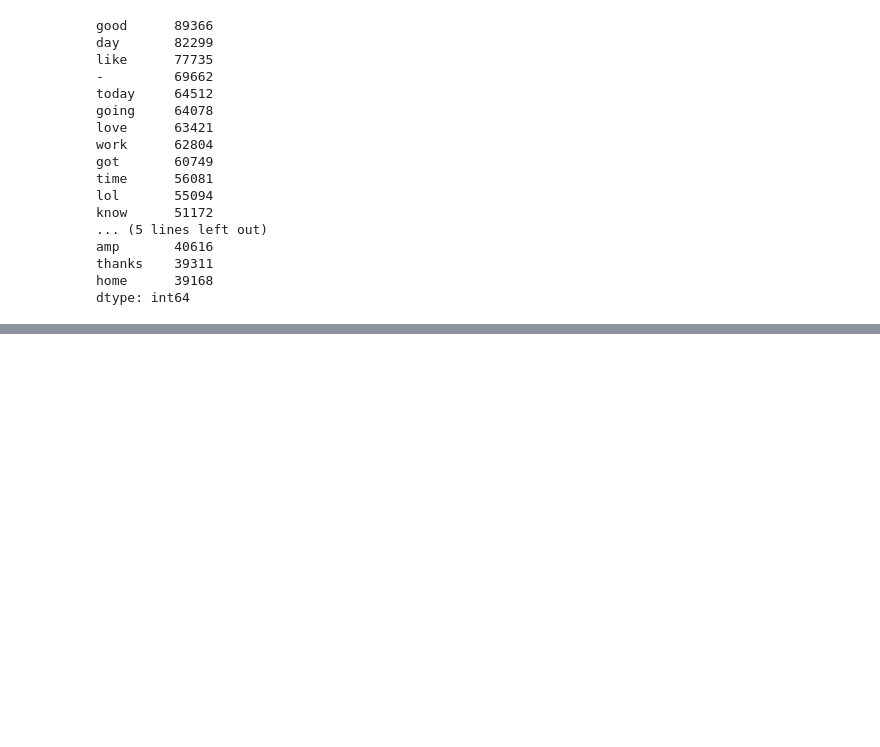
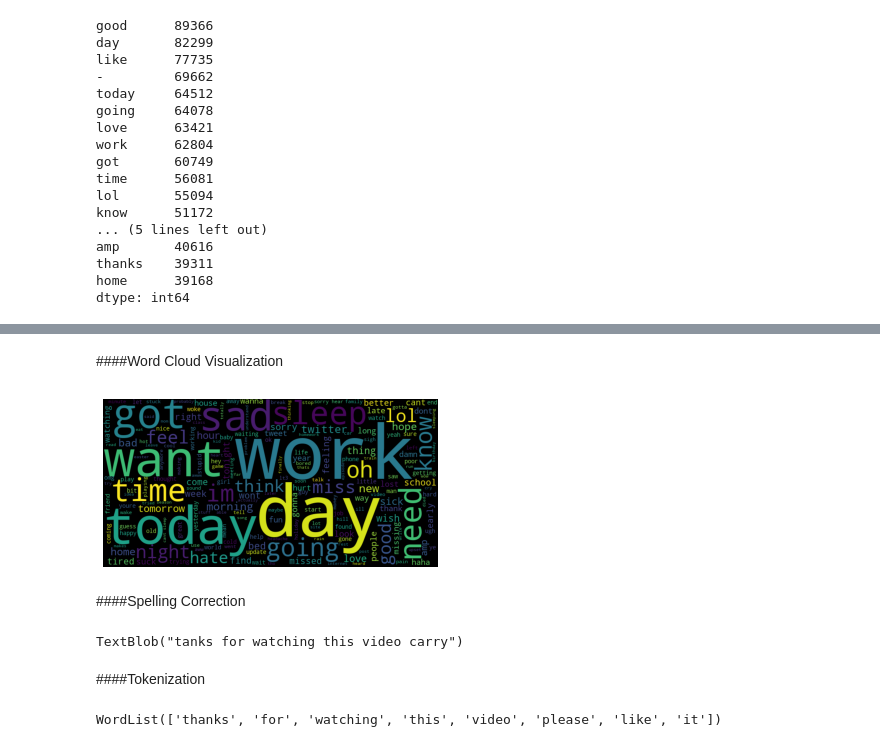
Before and after one commit to Fabiano23/NLP, a Jupyter notebook: tweeter/tweets_sentiment_classification.ipynb, the cells around one changed output, grey strips where cells are left out. Cells and saved outputs as stored; diff of their text form; code cells hidden in the pictures; blank space fills up the shorter version.

Commit message:
add Visualização, técnicas e medidas para txt documentos

```diff
--- a/tweeter/tweets_sentiment_classification.ipynb
+++ b/tweeter/tweets_sentiment_classification.ipynb
@@ -659,0 +678,2 @@ df.head()
+# %% [markdown]
+####Word Cloud Visualization
@@ -659,0 +682,10 @@ df.head()
+# %%
+x= ' '.join(text[:20000])
+# %%
+wc= WordCloud(width= 800, height= 400).generate(x)
+plt.imshow(wc)
+plt.axis('off');
+# %% [output]
+[figure, added]
+# %% [markdown]
+####Spelling Correction
@@ -659,0 +695,13 @@ df.head()
+# %%
+x= 'tanks forr waching this vidio carri'
+x= TextBlob(x).correct()
+x
+# %% [output]
+TextBlob("tanks for watching this video carry")
+# %% [markdown]
+####Tokenization
+# %%
+x= 'thanks for#watching this video. please like it'
+TextBlob(x).words
+# %% [output]
+WordList(['thanks', 'for', 'watching', 'this', 'video', 'please', 'like', 'it'])
```
Also changed, not shown: parts of 87 cells of this notebook.
